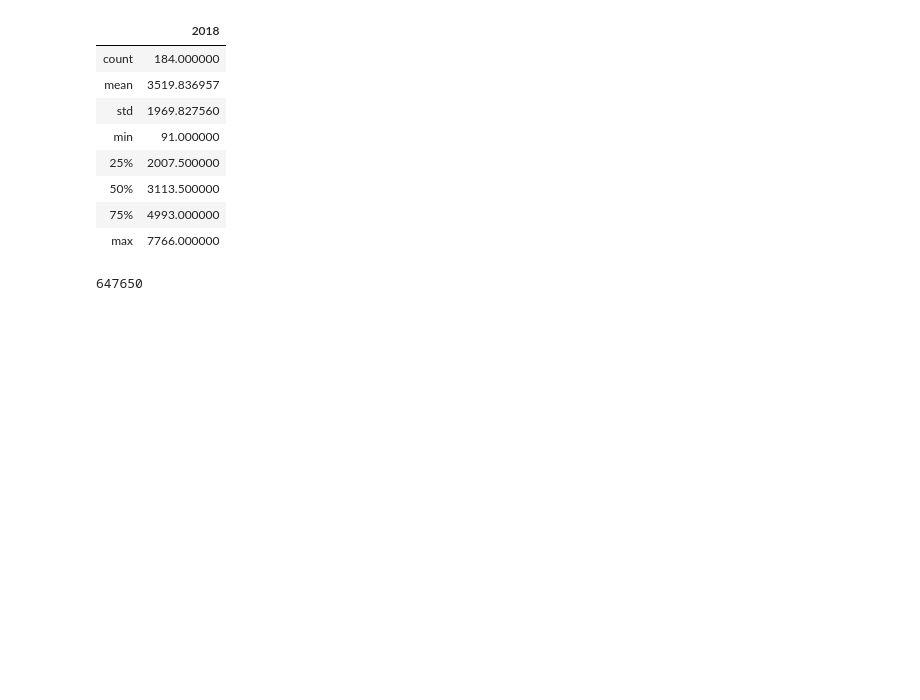
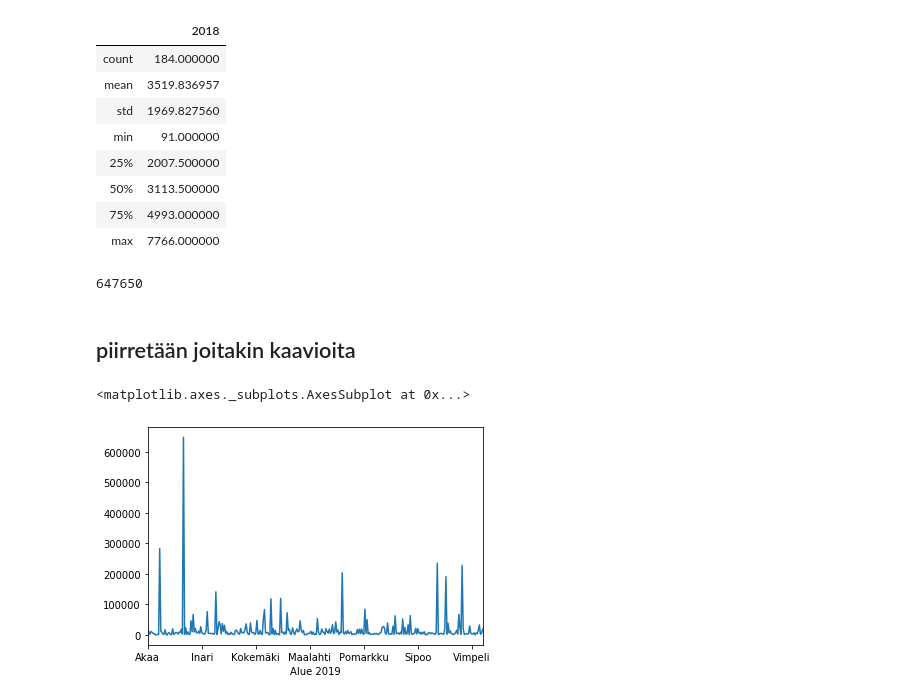
Before and after one commit to paulal/python_functions, a Jupyter notebook: Paula_Laesvuori_kuntadata.ipynb, the cells around one changed output. Cells and saved outputs as stored; diff of their text form; code cells hidden in the pictures; blank space fills up the shorter version.

```diff
--- a/Paula_Laesvuori_kuntadata.ipynb
+++ b/Paula_Laesvuori_kuntadata.ipynb
@@ -277,3 +279,13 @@ mahtuu.describe()
 mahtuu['2018'].sum()
 # %% [output]
 647650
+# %% [markdown]
+## piirretään joitakin kaavioita
+# %%
+# pandasin plot-komento oletusarvoilla ilman mitään säätöjä:
+# saadaan käppyrä, jossa kunnat x-akselilla ja asukasmäärä y-akselilla
+
+kunnat['2018'].plot()
+# %% [output]
+<matplotlib.axes._subplots.AxesSubplot at 0x...>
+[figure, added]
```
Also changed, not shown: parts of 13 cells of this notebook, 2 other files.
